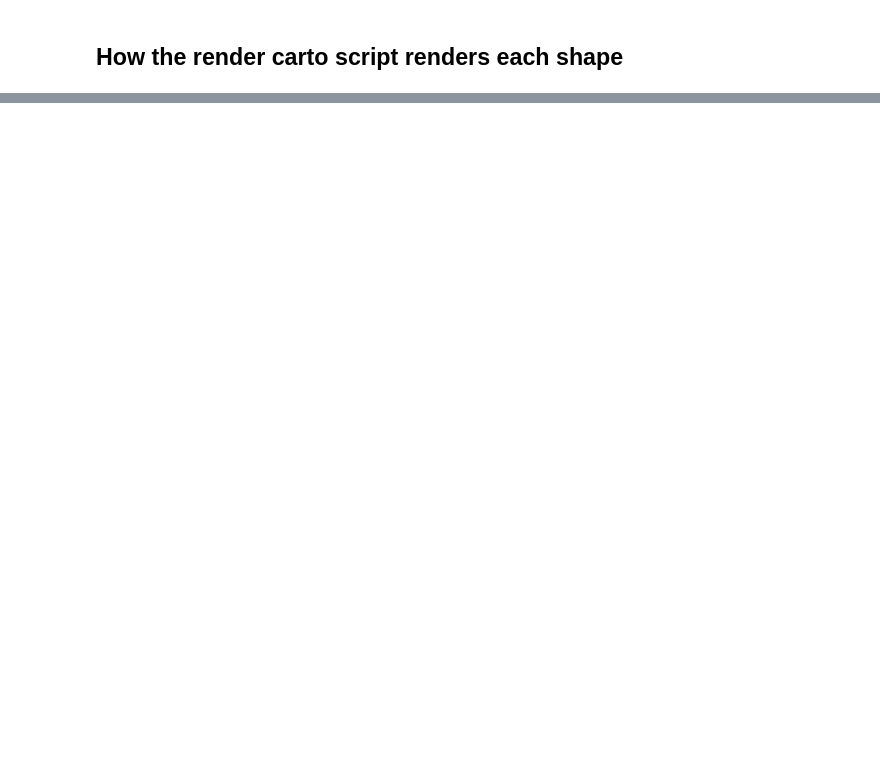
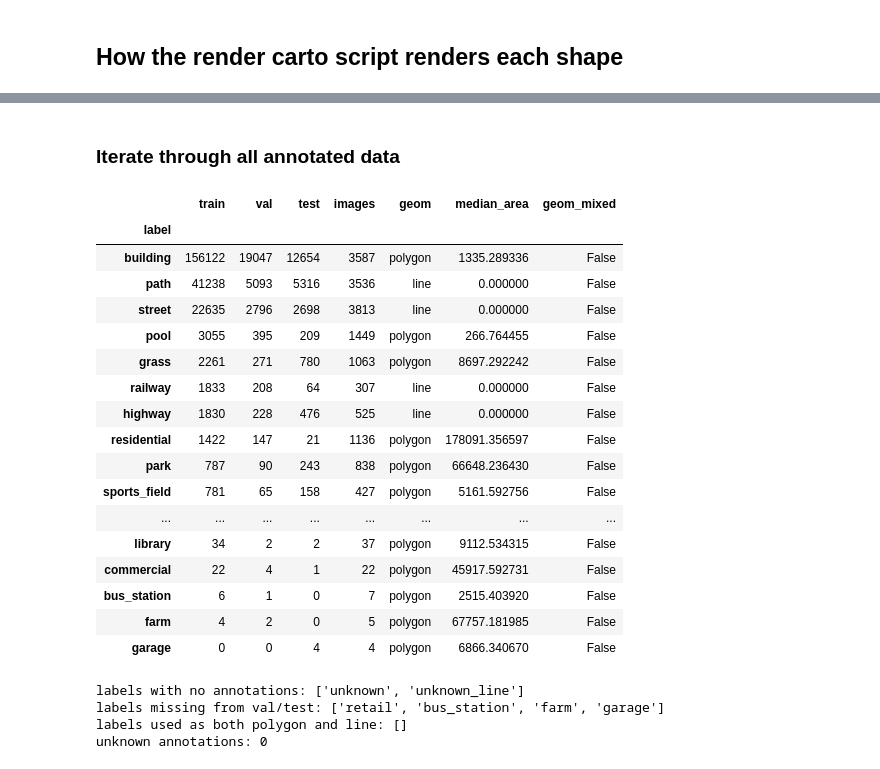
Before and after one commit to minsung-kim-dev/Vectorizing-Raster-Maps, a Jupyter notebook: _scratch/label_colors.ipynb, the cells around one changed output, grey strips where cells are left out. Saved outputs shown, nothing was run; the diff lists cells and outputs as text; code cells hidden in the pictures; blank space fills up the shorter version.

```diff
--- a/_scratch/label_colors.ipynb
+++ b/_scratch/label_colors.ipynb
@@ -134,0 +135,59 @@ m.shape
+# %% [markdown]
+### Iterate through all annotated data
+# %%
+import json
+from pathlib import Path
+import pandas as pd
+
+DATA = Path("../data/coco_osm_fixed")
+
+rows = []
+for split in ["train", "val", "test"]:
+    d = json.load(open(DATA / "annotations" / f"{split}.json"))
+    names = {c["id"]: c["name"] for c in d["categories"]}
+    for a in d["annotations"]:
+        rows.append({"split": split, "label": names[a["category_id"]], "geom": a.get("geom_type"),
+                     "image": a["image_id"], "area": a["area"]})
+# produce dataframe of all annoattions
+ann = pd.DataFrame(rows)
+
+# one row per label: annotations per split, images containing it, geometry types, median polygon area
+# split by label
+labels = (ann.pivot_table(index="label", columns="split", values="image", aggfunc="size", fill_value=0)
+          [["train", "val", "test"]]
+          .join(ann.groupby("label").agg(images=("image", "nunique"),
+                                         geom=("geom", lambda g: ", ".join(sorted(set(g)))),
+                                         median_area=("area", "median")))
+          .sort_values("train", ascending=False))
+labels["geom_mixed"] = labels.geom.str.contains(",")  # a label used for both polygons and lines
+labels
+# %% [output]
+|  | train | val | test | images | geom | median_area | geom_mixed |
+| label |  |  |  |  |  |  |  |
+| building | 156122 | 19047 | 12654 | 3587 | polygon | 1335.289336 | False |
+| path | 41238 | 5093 | 5316 | 3536 | line | 0.000000 | False |
+| street | 22635 | 2796 | 2698 | 3813 | line | 0.000000 | False |
+| pool | 3055 | 395 | 209 | 1449 | polygon | 266.764455 | False |
+| grass | 2261 | 271 | 780 | 1063 | polygon | 8697.292242 | False |
+| railway | 1833 | 208 | 64 | 307 | line | 0.000000 | False |
+| highway | 1830 | 228 | 476 | 525 | line | 0.000000 | False |
+| residential | 1422 | 147 | 21 | 1136 | polygon | 178091.356597 | False |
+| park | 787 | 90 | 243 | 838 | polygon | 66648.236430 | False |
+| sports_field | 781 | 65 | 158 | 427 | polygon | 5161.592756 | False |
+| ... | ... | ... | ... | ... | ... | ... | ... |
+| library | 34 | 2 | 2 | 37 | polygon | 9112.534315 | False |
+| commercial | 22 | 4 | 1 | 22 | polygon | 45917.592731 | False |
+| bus_station | 6 | 1 | 0 | 7 | polygon | 2515.403920 | False |
+| farm | 4 | 2 | 0 | 5 | polygon | 67757.181985 | False |
+| garage | 0 | 0 | 4 | 4 | polygon | 6866.340670 | False |
+# %%
+all_labels = set(names.values())
+print("labels with no annotations:", sorted(all_labels - set(ann.label)))
+print("labels missing from val/test:", labels[(labels.val == 0) | (labels.test == 0)].index.tolist())
+print("labels used as both polygon and line:", labels[labels.geom_mixed].index.tolist())
+print("unknown annotations:", int(ann.label.str.startswith("unknown").sum()))
+# %% [output]
+labels with no annotations: ['unknown', 'unknown_line']
+labels missing from val/test: ['retail', 'bus_station', 'farm', 'garage']
+labels used as both polygon and line: []
+unknown annotations: 0
```
Also changed, not shown: parts of 4 cells of this notebook, 9 other files.
